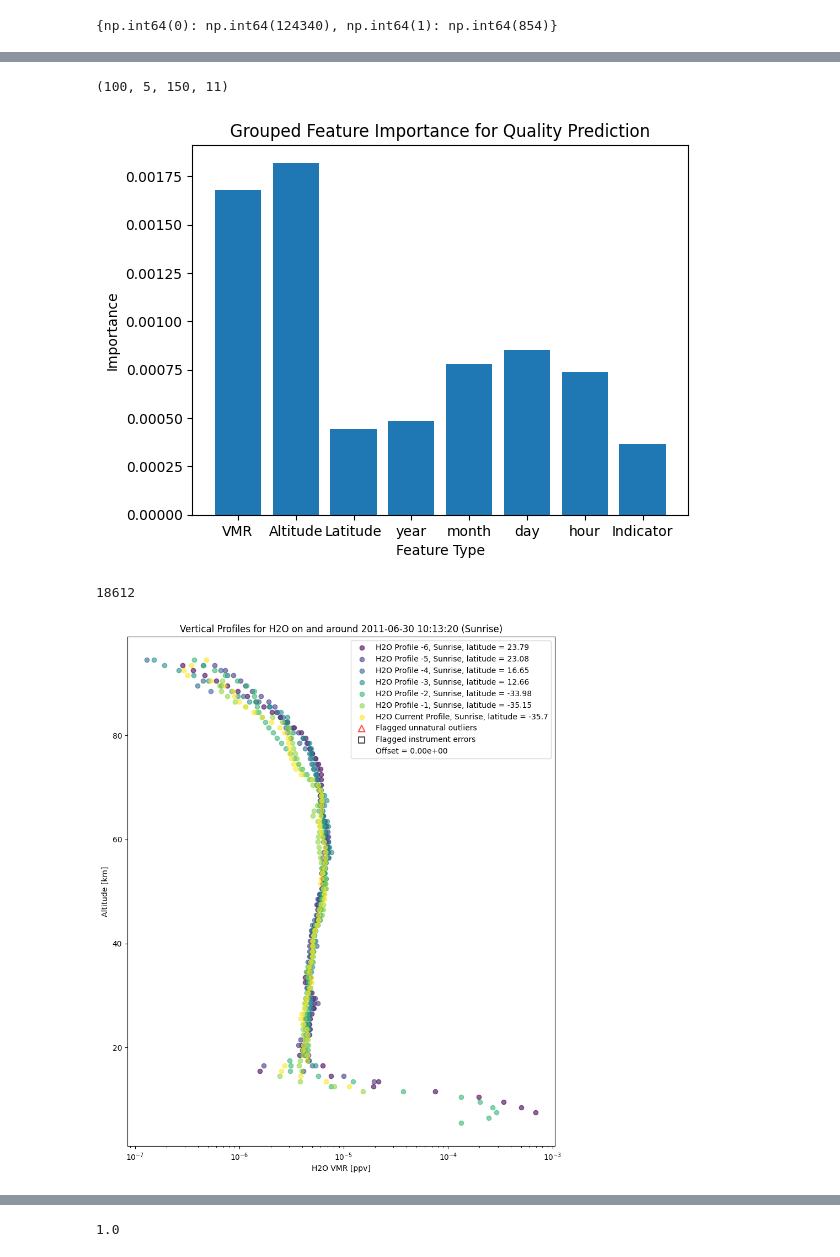
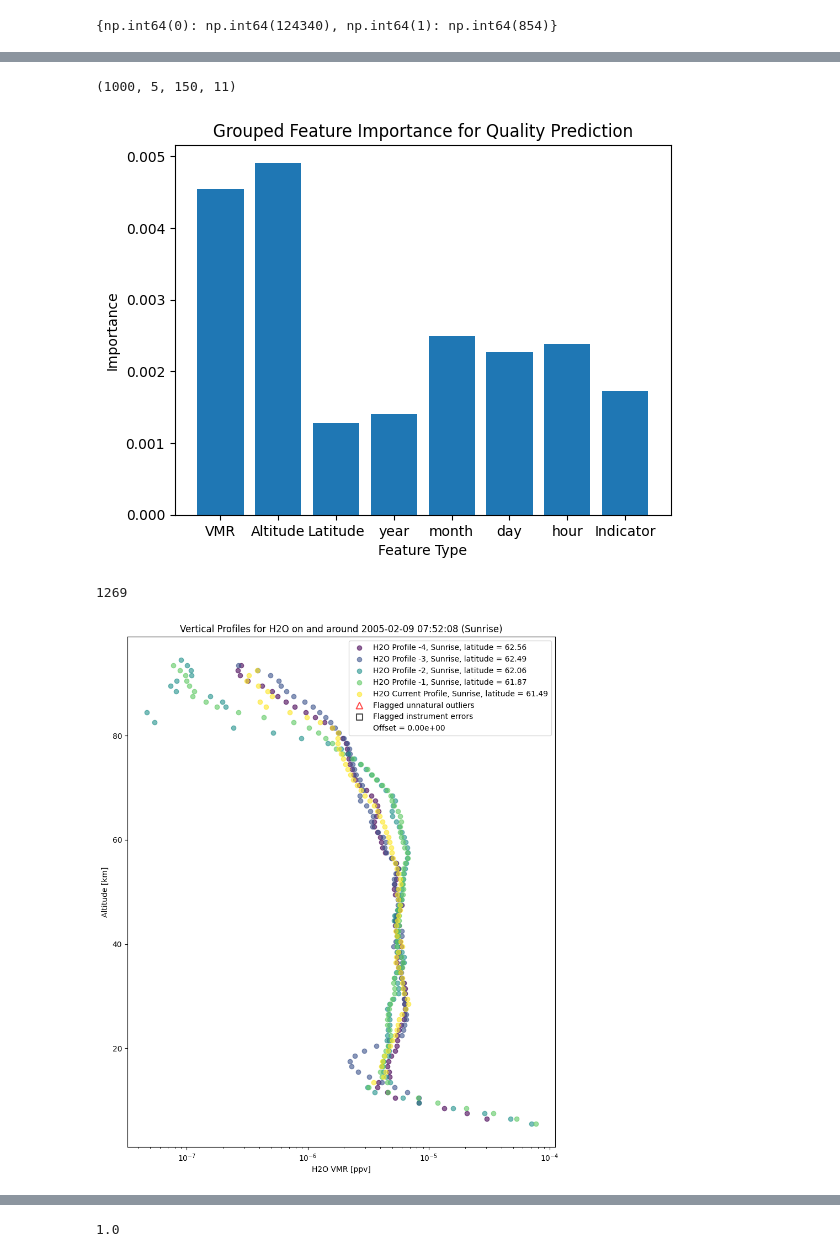
Before and after one commit to james-harvey-git/MPhys_Project, a Jupyter notebook: machine_learning.ipynb, the cells around one changed output, grey strips where cells are left out. Drawn from its saved outputs; the diff is of its cells as text; code cells hidden in the pictures.

```diff
--- a/machine_learning.ipynb
+++ b/machine_learning.ipynb
@@ -83,8 +83,7 @@ def binary_accuracy_with_threshold(y_true, y_pred):
     return tf.keras.metrics.binary_accuracy(y_true, y_pred_discrete)
 # %%
 from keras.optimizers import Adam
-
-optimizer = Adam(learning_rate=1e-4)  # Lower the learning rate
+from keras.regularizers import l2
 
 # Define the CNN-LSTM model
 def build_cnn_lstm_model(n_profiles, n_altitudes, n_features):
@@ -107,25 +106,30 @@ def build_cnn_lstm_model(n_profiles, n_altitudes, n_features):
     # Time-distributed CNN layers
     cnn = layers.TimeDistributed(
         models.Sequential([
-            layers.Conv1D(filters=64, kernel_size=3, activation='relu', input_shape=(n_altitudes, n_features)),
+            layers.Conv1D(filters=64, kernel_size=3, activation='relu', input_shape=(n_altitudes, n_features), kernel_regularizer=l2(1e-4)),
             layers.MaxPooling1D(pool_size=2),
-            layers.Conv1D(filters=128, kernel_size=3, activation='relu'),
+            layers.Conv1D(filters=128, kernel_size=3, activation='relu', kernel_regularizer=l2(1e-4)),
             layers.MaxPooling1D(pool_size=2),
             layers.Flatten()
         ])
     )(inputs)
 
     # LSTM layers
-    lstm = layers.LSTM(128, return_sequences=False)(cnn)
+    lstm = layers.LSTM(128, return_sequences=True, kernel_regularizer=l2(1e-4), recurrent_regularizer=l2(1e-4))(cnn)
+
+    # Attention Layer
+    attention = layers.Attention()([lstm, lstm]) # Self-attention: query and key/value are the same
+    attention_output = layers.GlobalAveragePooling1D()(attention)  # Aggregate along profiles
 
     # Fully connected layers
-    dense = layers.Dense(64, activation='relu')(lstm)
-    outputs = layers.Dense(1, activation='sigmoid')(dense)  # Binary classification
+    dense = layers.Dense(64, activation='relu', kernel_regularizer=l2(1e-4))(attention_output)
+    outputs = layers.Dense(1, activation='sigmoid', kernel_regularizer=l2(1e-4))(dense)  # Binary classification
 
     # Build the model
     model = models.Model(inputs=inputs, outputs=outputs)
 
     # Compile the model
+    optimizer = Adam(learning_rate=1e-4)  # Lower the learning rate
     model.compile(optimizer=optimizer, loss='binary_crossentropy', metrics=[binary_accuracy_with_threshold])
 
     return model
@@ -246,6 +250,6 @@ weighted avg       0.99      0.89      0.94     18780
 # %%
 
-random_indices = np.random.choice(X_test.shape[0], 100, replace=False)
+random_indices = np.random.choice(X_test.shape[0], 1000, replace=False)
 X_test_sample = X_test[random_indices]
 
 def compute_saliency(model, X):
@@ -257,50 +261,50 @@ def compute_saliency(model, X):
     gradients = tape.gradient(predictions, X_tensor)
     return np.abs(gradients.numpy())
 
 saliency = compute_saliency(model, X_test_sample)
 print(saliency.shape)
 
 # Aggregate over features
 feature_importance = np.mean(saliency, axis=(0, 1, 2))  # Aggregate over profiles and altitudes
 n_altitudes = 150
 n_features = 11
 
 feature_groups = {
     "VMR": feature_importance[0],
     "Altitude": feature_importance[1],
     "Latitude": feature_importance[2],
     "year": feature_importance[3],
     "month": np.sum(feature_importance[4:6]),
     "day": np.sum(feature_importance[6:8]),
     "hour": np.sum(feature_importance[8:10]),
     #"Time Features": np.sum(feature_importance[3:10]),  # Sum of 7 time features
     "Indicator": feature_importance[10],
 }
 
 # Visualize grouped feature importance
 plt.bar(feature_groups.keys(), feature_groups.values())
 plt.xlabel("Feature Type")
 plt.ylabel("Importance")
 plt.title("Grouped Feature Importance for Quality Prediction")
 plt.show()
 # %% [output]
-(100, 5, 150, 11)
+(1000, 5, 150, 11)
-[figure, old version]
+[figure, new version]
 # %%
 predicted_bad_indices = np.where(discrete_predictions == 1)[0]
 # %%
 reload(data_processing)
 from data_processing import vertical_profile_plot as vpp
-
-idx = 18612#np.random.choice(predicted_bad_indices)
+#18612
+idx = np.random.choice(predicted_bad_indices)
 print(idx)
 
-date_indices_example = np.append(feature_date_indices[idx], [18727, 18728])
+date_indices_example = feature_date_indices[idx]
 
 vpp('H2O', h2o_data, h2o_flags, date_indices_example)
 # %% [output]
-18612
+1269
-[figure, old version]
+[figure, new version]
 # %%
 print(date_indices_example)
 # %% [output]
```
Also changed, not shown: parts of 8 cells of this notebook, 1 other file.
